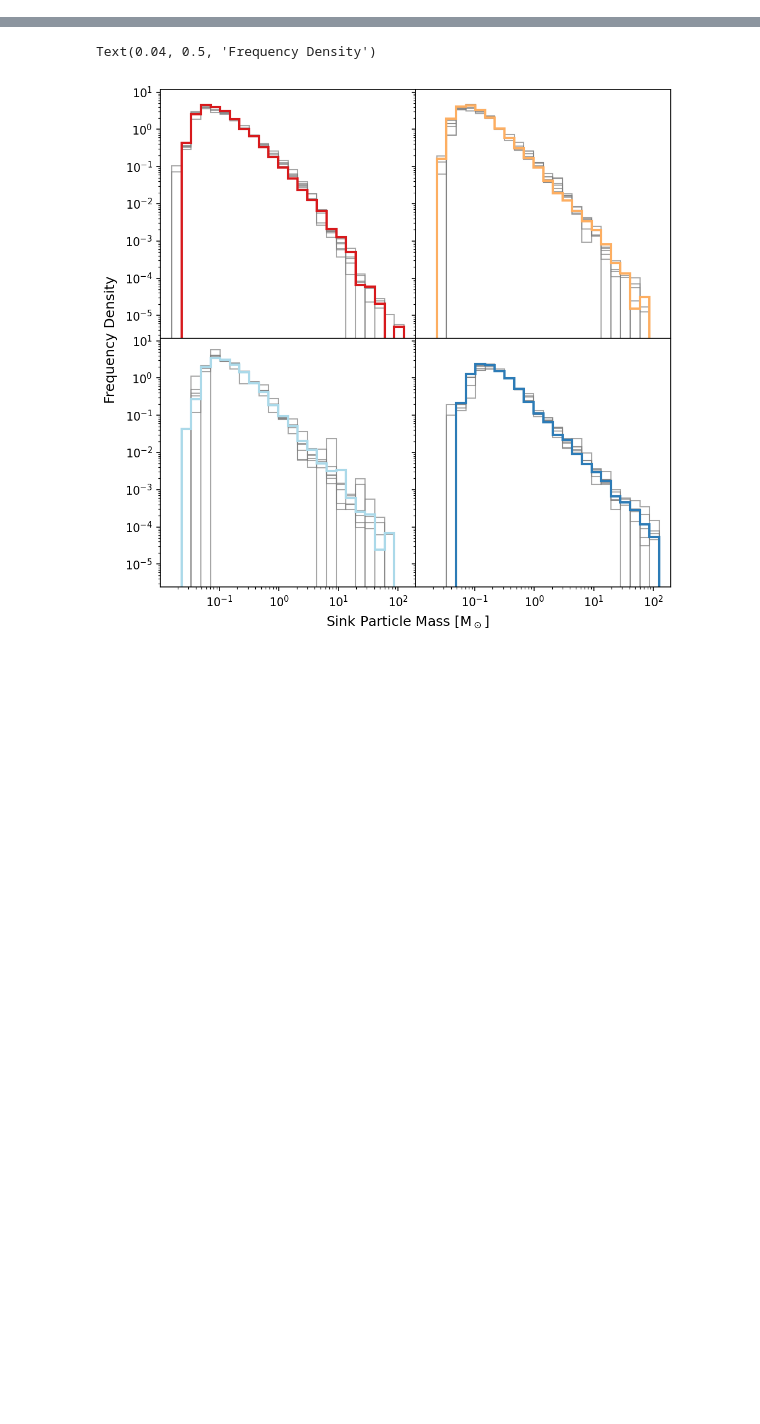
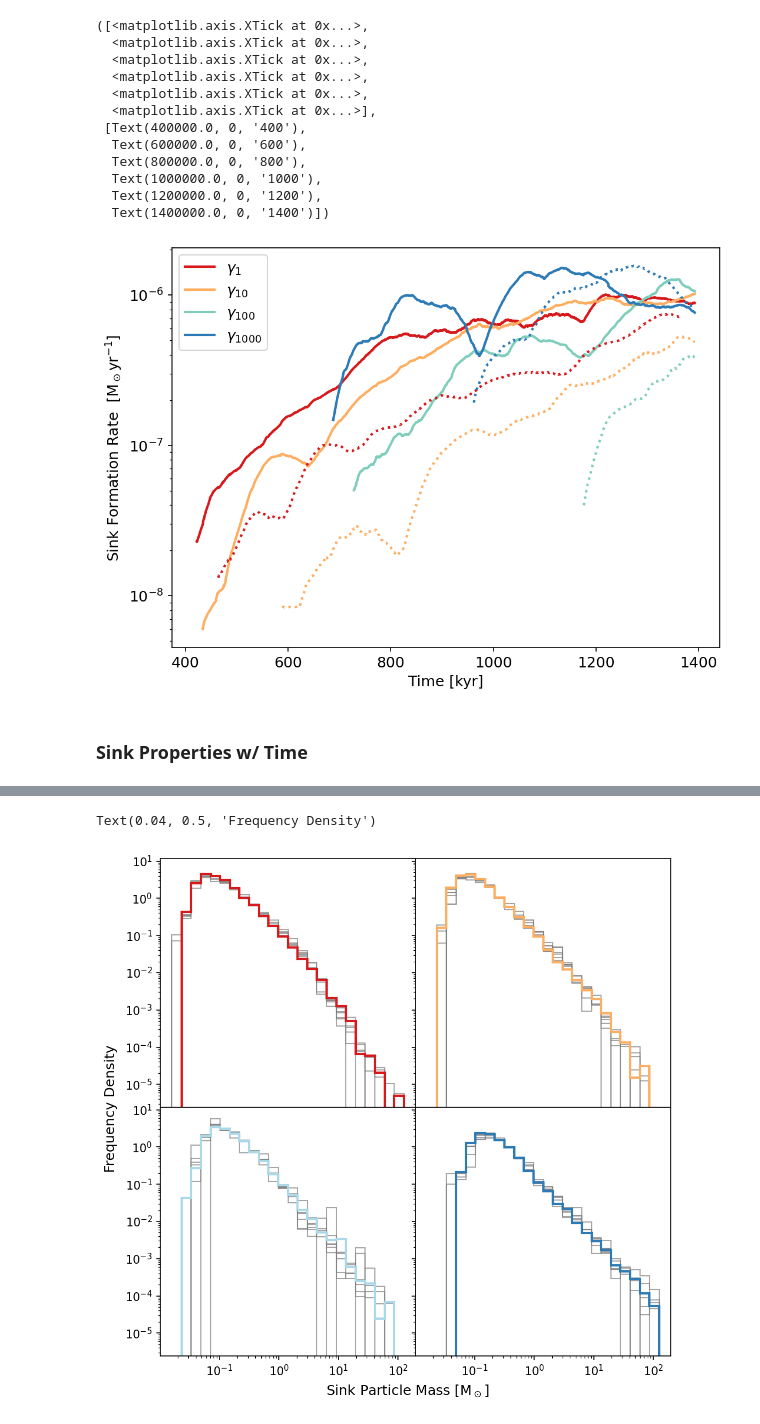
Before and after one commit to clonematthew/stardustCodes, a Jupyter notebook: sinkParticles.ipynb, the cells around one changed output, grey strips where cells are left out. Drawn from its saved outputs; the diff is of its cells as text; code cells hidden in the pictures; blank space fills up the shorter version.

```diff
--- a/sinkParticles.ipynb
+++ b/sinkParticles.ipynb
@@ -147 +179,68 @@ Text(0.08, 0.5, 'Number of Sinks')
+# %%
+# Load the reduced files for plotting
+t1, _, s1 = np.loadtxt("./uv1sfr.txt", unpack=True)
+t10, _, s10 = np.loadtxt("./uv10sfr.txt", unpack=True)
+t100, _, s100 = np.loadtxt("./uv100sfr.txt", unpack=True)
+t1000, _, s1000 = np.loadtxt("./uv1000sfr.txt", unpack=True)
+
+t21, _, s21 = np.loadtxt("./uv1r2sfr.txt", unpack=True)
+t210, _, s210 = np.loadtxt("./uv10r2sfr.txt", unpack=True)
+t2100, _, s2100 = np.loadtxt("./uv100r2sfr.txt", unpack=True)
+t21000, _, s21000 = np.loadtxt("./uv1000r2sfr.txt", unpack=True)
+# %%
+def calcRolling(s, t, window):
+    df = pd.DataFrame({"t": t, "s": s})
+    return df["s"].rolling(window).mean()
+# %%
+matplotlib.rcParams.update({'font.size': 12})
+matplotlib.rcParams.update({'figure.dpi': 150})
+
+# Setup figure
+plt.figure(figsize=(8,6))
+
+# Calculate the rolling averages
+window=500
+sfr1 = calcRolling(s1, t1, window)
+sfr10 = calcRolling(s10, t10, window)
+sfr100 = calcRolling(s100, t100, window)
+sfr1000 = calcRolling(s1000, t1000, window)
+
+sfr21 = calcRolling(s21, t21, window)
+sfr210 = calcRolling(s210, t210, window)
+sfr2100 = calcRolling(s2100, t2100, window)
+sfr21000 = calcRolling(s21000, t21000, window)
+
+# Plot the data
+plt.plot(t1, sfr1, color=c.colours()[0], label="$\\gamma_1$", linewidth=2)
+plt.plot(t10, sfr10, color=c.colours()[1], label="$\\gamma_{10}$", linewidth=2)
+plt.plot(t100, sfr100, color=c.colours()[3], label="$\\gamma_{100}$", linewidth=2)
+plt.plot(t1000, sfr1000, color=c.colours()[4], label="$\\gamma_{1000}$", linewidth=2)
+
+plt.plot(t21, sfr21, color=c.colours()[0], linewidth=2, linestyle=":")
+plt.plot(t210, sfr210, color=c.colours()[1], linewidth=2, linestyle=":")
+plt.plot(t2100, sfr2100, color=c.colours()[3], linewidth=2, linestyle=":")
+plt.plot(t21000, sfr21000, color=c.colours()[4], linewidth=2, linestyle=":")
+
+# Format the figure
+plt.xlabel("Time [kyr]")
+plt.ylabel("Sink Formation Rate  [$\\rm M_\odot yr^{-1}$]")
+plt.legend()
+plt.yscale("log")
+plt.xticks([4e5, 6e5, 8e5, 10e5, 12e5, 14e5], [400, 600, 800, 1000, 1200, 1400])
+# %% [output]
+([<matplotlib.axis.XTick at 0x...>,
+  <matplotlib.axis.XTick at 0x...>,
+  <matplotlib.axis.XTick at 0x...>,
+  <matplotlib.axis.XTick at 0x...>,
+  <matplotlib.axis.XTick at 0x...>,
+  <matplotlib.axis.XTick at 0x...>],
+ [Text(400000.0, 0, '400'),
+  Text(600000.0, 0, '600'),
+  Text(800000.0, 0, '800'),
+  Text(1000000.0, 0, '1000'),
+  Text(1200000.0, 0, '1200'),
+  Text(1400000.0, 0, '1400')])
+[figure, added]
+# %% [markdown]
+### Sink Properties w/ Time
 # %%
```
Also changed, not shown: parts of 43 cells of this notebook, 3 other files.
